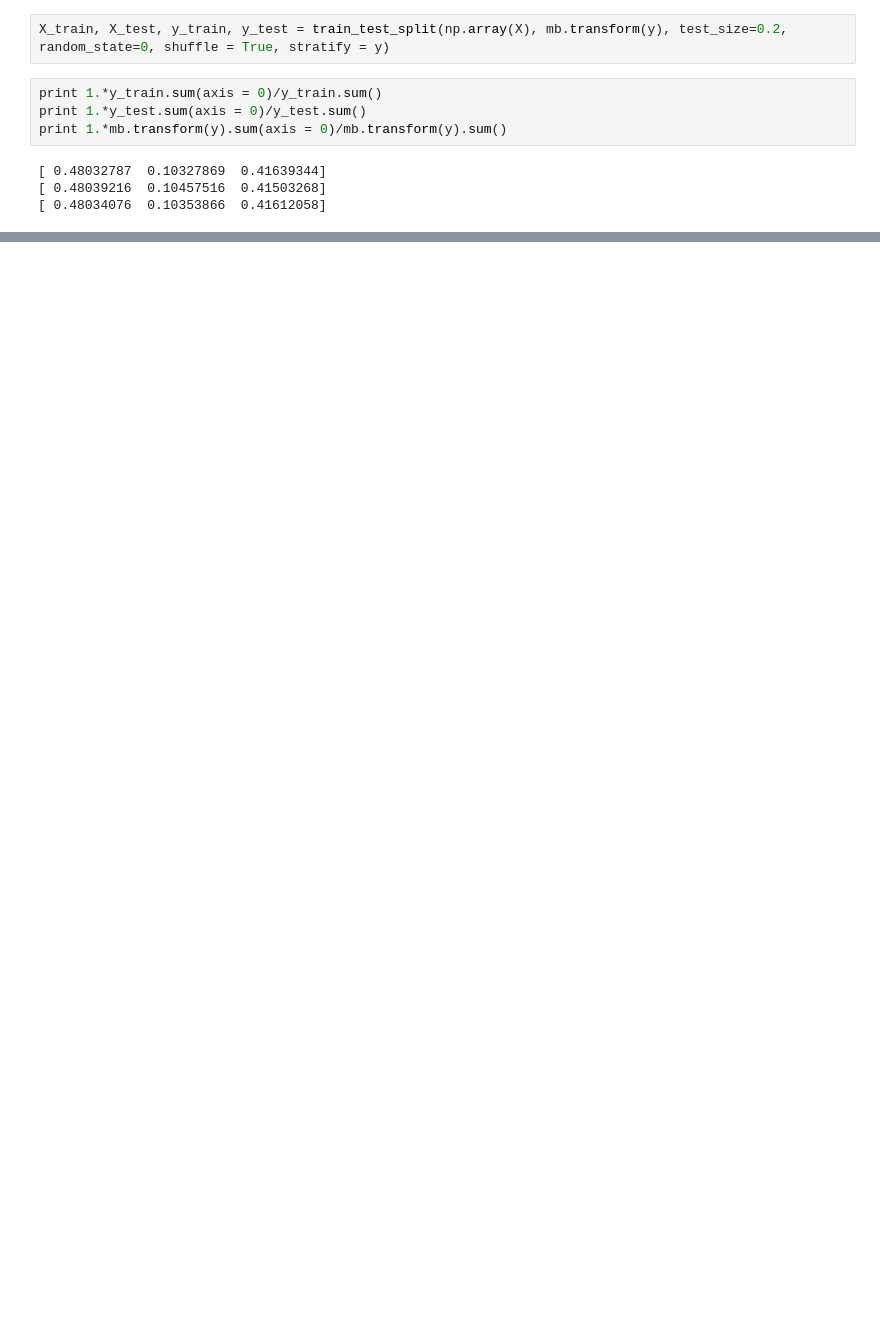
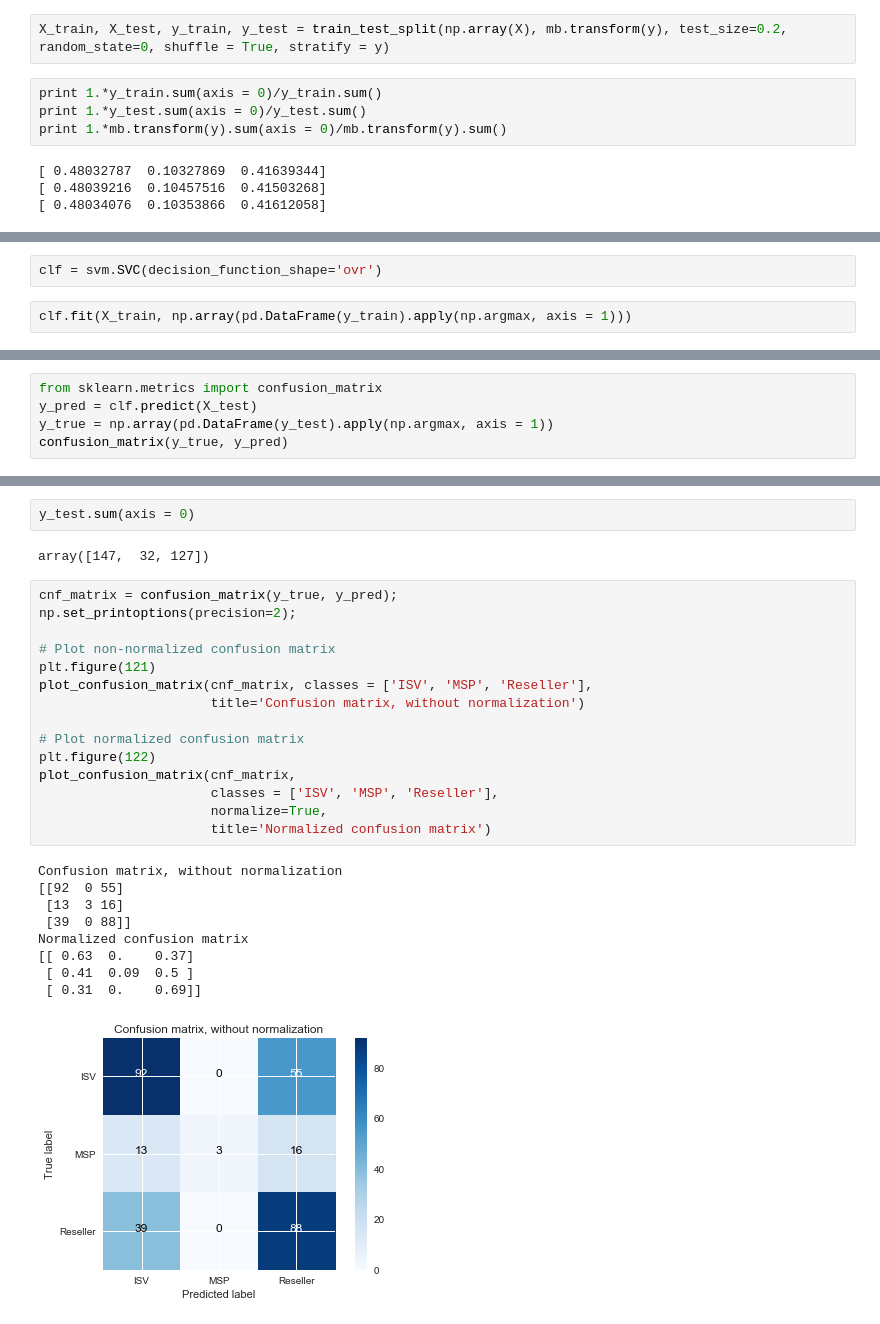
Before and after one commit to agarbuno/iqblade, a Jupyter notebook: python/exploratory_analysis.ipynb, the cells around one changed output, grey strips where cells are left out. Drawn from its saved outputs; the diff is of its cells as text; blank space fills up the shorter version.

```diff
--- a/python/exploratory_analysis.ipynb
+++ b/python/exploratory_analysis.ipynb
@@ -471,0 +484,4 @@ print 1.*mb.transform(y).sum(axis = 0)/mb.transform(y).sum()
+# %%
+clf = svm.SVC(decision_function_shape='ovr')
+# %%
+clf.fit(X_train, np.array(pd.DataFrame(y_train).apply(np.argmax, axis = 1)))
@@ -471,0 +497,5 @@ print 1.*mb.transform(y).sum(axis = 0)/mb.transform(y).sum()
+# %%
+from sklearn.metrics import confusion_matrix
+y_pred = clf.predict(X_test)
+y_true = np.array(pd.DataFrame(y_test).apply(np.argmax, axis = 1))
+confusion_matrix(y_true, y_pred)
@@ -471,0 +541,29 @@ print 1.*mb.transform(y).sum(axis = 0)/mb.transform(y).sum()
+# %%
+y_test.sum(axis = 0)
+# %% [output]
+array([147,  32, 127])
+# %%
+cnf_matrix = confusion_matrix(y_true, y_pred);
+np.set_printoptions(precision=2);
+
+# Plot non-normalized confusion matrix
+plt.figure(121)
+plot_confusion_matrix(cnf_matrix, classes = ['ISV', 'MSP', 'Reseller'],
+                      title='Confusion matrix, without normalization')
+
+# Plot normalized confusion matrix
+plt.figure(122)
+plot_confusion_matrix(cnf_matrix,
+                      classes = ['ISV', 'MSP', 'Reseller'],
+                      normalize=True,
+                      title='Normalized confusion matrix')
+# %% [output]
+Confusion matrix, without normalization
+[[92  0 55]
+ [13  3 16]
+ [39  0 88]]
+Normalized confusion matrix
+[[ 0.63  0.    0.37]
+ [ 0.41  0.09  0.5 ]
+ [ 0.31  0.    0.69]]
+[figure, added]
```
Also changed, not shown: parts of 26 cells of this notebook, 2 other files.
